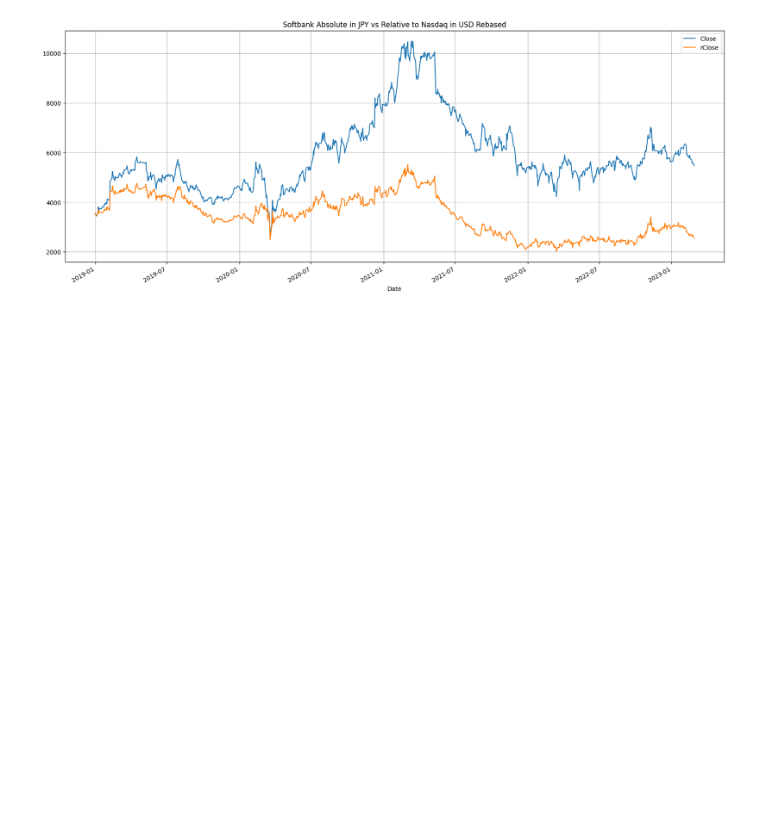
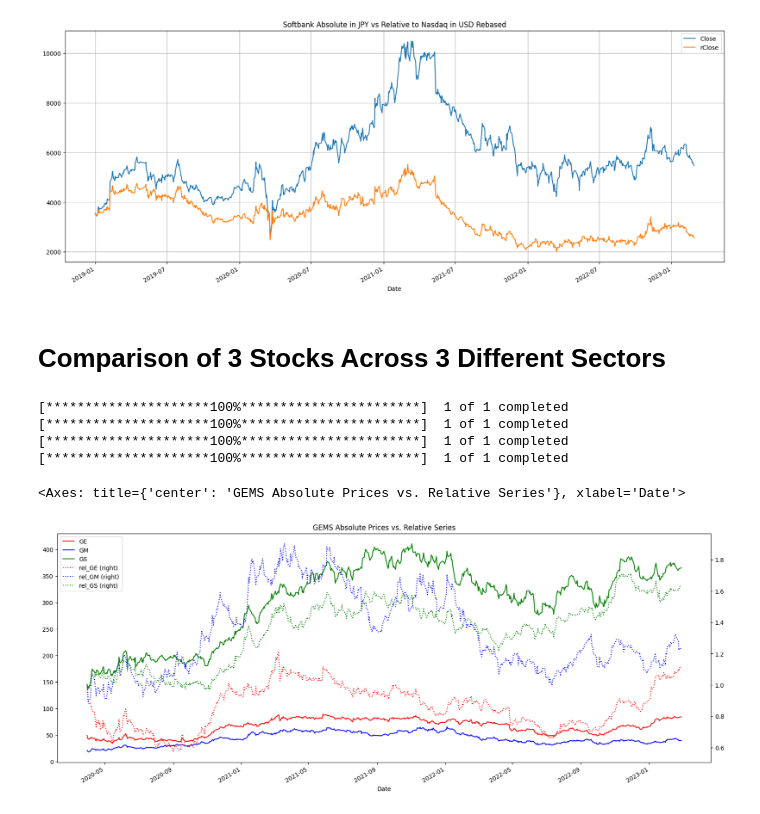
Before and after one commit to robertjosephwayne/algorithmic-short-selling, a Jupyter notebook: long_short_methodologies/absolute_relative.ipynb, the cells around one changed output. Saved outputs shown, nothing was run; the diff lists cells and outputs as text; code cells hidden in the pictures; blank space fills up the shorter version.

Commit message:
Add chart: GEMS Absolute Prices vs. Relative Series

```diff
--- a/long_short_methodologies/absolute_relative.ipynb
+++ b/long_short_methodologies/absolute_relative.ipynb
@@ -204,3 +204,51 @@ df[['Close', 'rClose']].plot(figsize=(20, 8), grid=True,
 [*********************100%***********************]  1 of 1 completed
 <Axes: title={'center': 'Softbank Absolute in JPY vs Relative to Nasdaq in USD Rebased'}, xlabel='Date'>
 [figure]
+# %% [markdown]
+# Comparison of 3 Stocks Across 3 Different Sectors
+# %%
+tickers_list = ['GE', 'GM', 'GS']
+
+# Dataframe instantiation
+gems = pd.DataFrame()
+start = '2020-03-31'
+benchmark = yf.download(tickers='^GSPC',
+                        start=start,
+                        end=None,
+                        interval='1d',
+                        group_by='column',
+                        auto_adjust=True,
+                        prepost=True,
+                        threads=True,
+                        proxy=None)['Close']
+
+failed = []
+rel_ticker_list = []
+for n, ticker in enumerate(tickers_list):
+    # Download and process data
+    try:
+        gems[ticker] = yf.download(tickers=ticker,
+                                   start=start,
+                                   end=None,
+                                   interval='1d',
+                                   group_by='column',
+                                   auto_adjust=True,
+                                   prepost=True,
+                                   threads=True,
+                                   proxy=None)['Close']
+        gems['rel_' + ticker] = gems[ticker].div(benchmark * gems[ticker][0]) * benchmark[0]
+        rel_ticker_list.append('rel_' + ticker)
+    except:
+        failed.append(ticker)
+gems = gems[tickers_list + rel_ticker_list]
+gems.plot(figsize=(20, 8),
+          secondary_y=rel_ticker_list,
+          style=['r', 'b', 'g', 'r:', 'b:', 'g:'],
+          title='GEMS Absolute Prices vs. Relative Series')
+# %% [output]
+[*********************100%***********************]  1 of 1 completed
+[*********************100%***********************]  1 of 1 completed
+[*********************100%***********************]  1 of 1 completed
+[*********************100%***********************]  1 of 1 completed
+<Axes: title={'center': 'GEMS Absolute Prices vs. Relative Series'}, xlabel='Date'>
+[figure, added]
```
